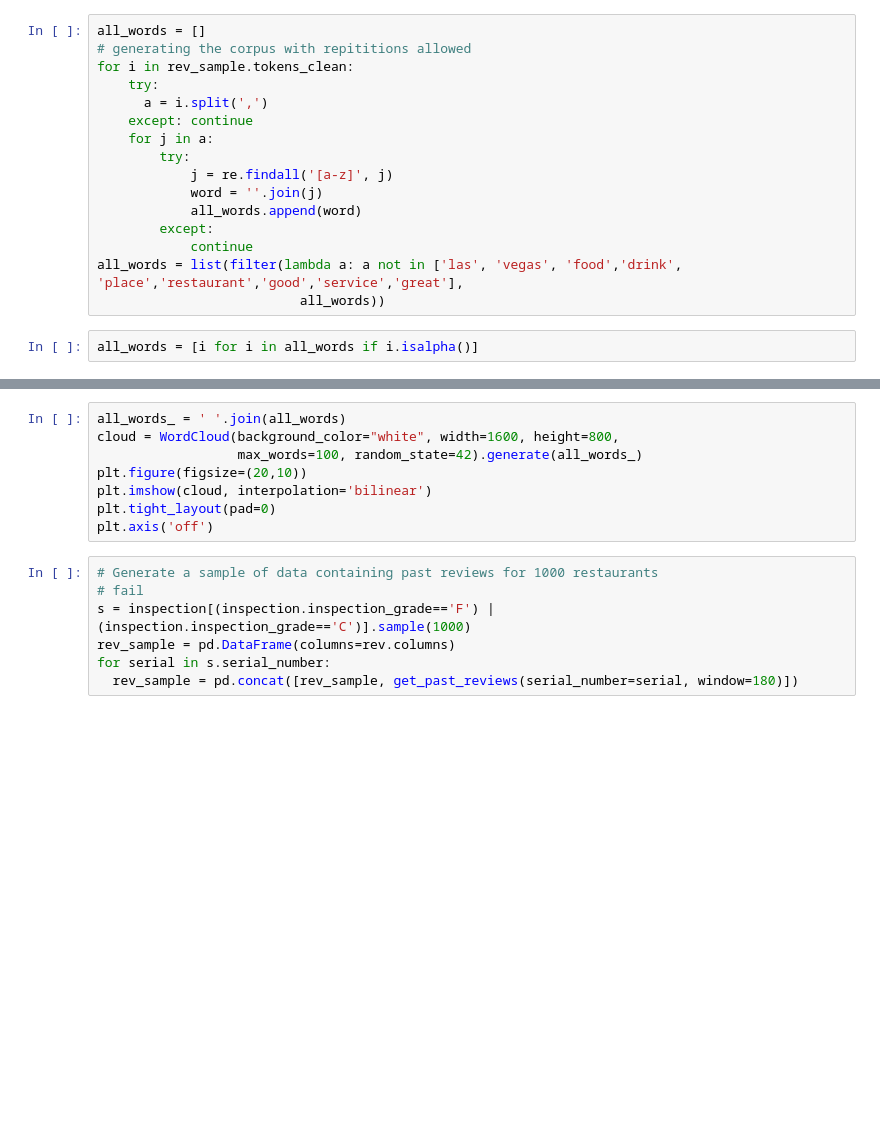
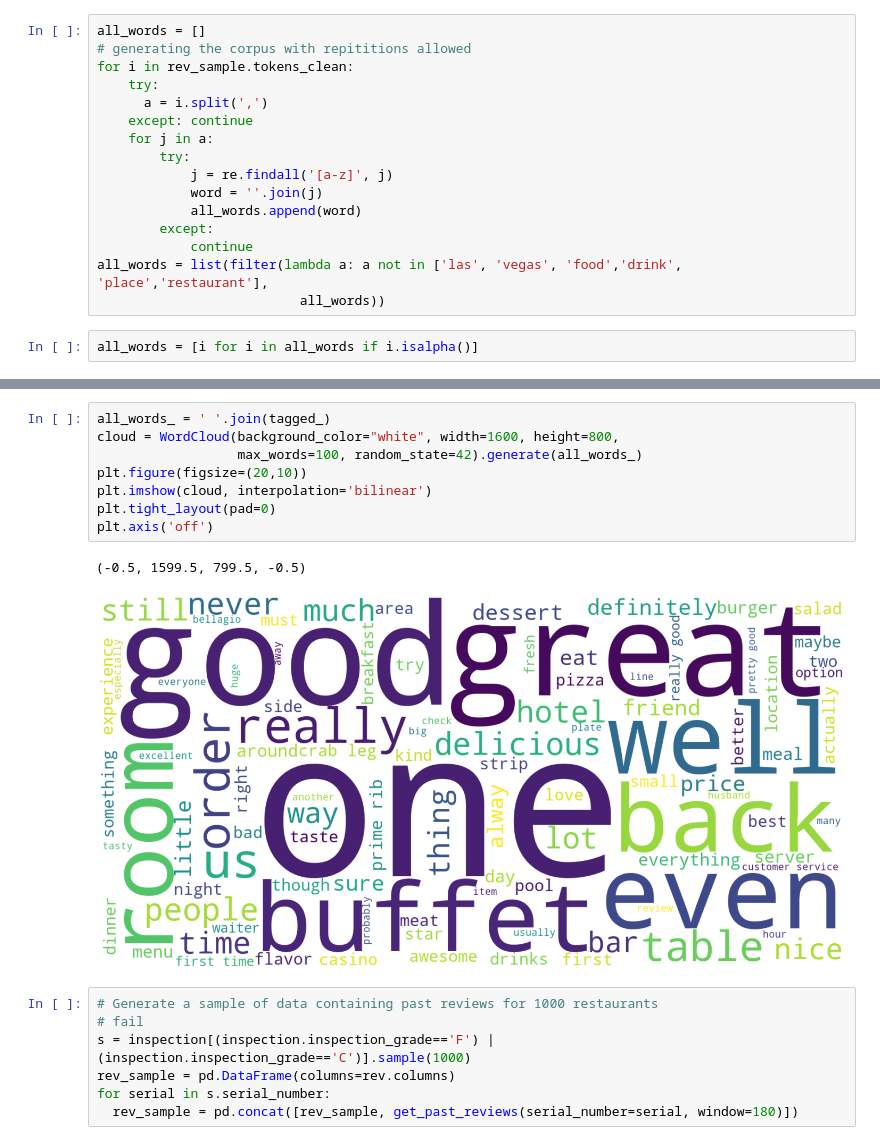
Before and after one commit to RishabPanyam96/Las_Vegas_Food_Inspection, a Jupyter notebook: code/Vizual.ipynb, the cells around one changed output, grey strips where cells are left out. Saved outputs shown, nothing was run; the diff lists cells and outputs as text; blank space fills up the shorter version.

```diff
--- a/code/Vizual.ipynb
+++ b/code/Vizual.ipynb
@@ -304,7 +309,7 @@ for i in rev_sample.tokens_clean:
             all_words.append(word)
         except:
             continue
-all_words = list(filter(lambda a: a not in ['las', 'vegas', 'food','drink', 'place','restaurant','good','service','great'],
+all_words = list(filter(lambda a: a not in ['las', 'vegas', 'food','drink', 'place','restaurant'],
                           all_words))
 # %%
 all_words = [i for i in all_words if i.isalpha()]
@@ -311,11 +322,14 @@ all_words = [i for i in all_words if i.isalpha()]
 # %%
-all_words_ = ' '.join(all_words)
+all_words_ = ' '.join(tagged_)
 cloud = WordCloud(background_color="white", width=1600, height=800,
                   max_words=100, random_state=42).generate(all_words_)
 plt.figure(figsize=(20,10))
 plt.imshow(cloud, interpolation='bilinear')
 plt.tight_layout(pad=0)
 plt.axis('off')
+# %% [output]
+(-0.5, 1599.5, 799.5, -0.5)
+[figure, added]
 # %%
 # Generate a sample of data containing past reviews for 1000 restaurants
 # fail
```
Also changed, not shown: parts of 7 cells of this notebook.
